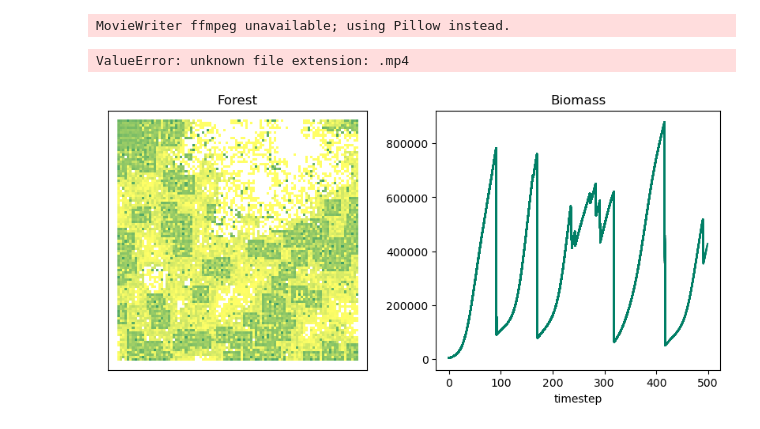
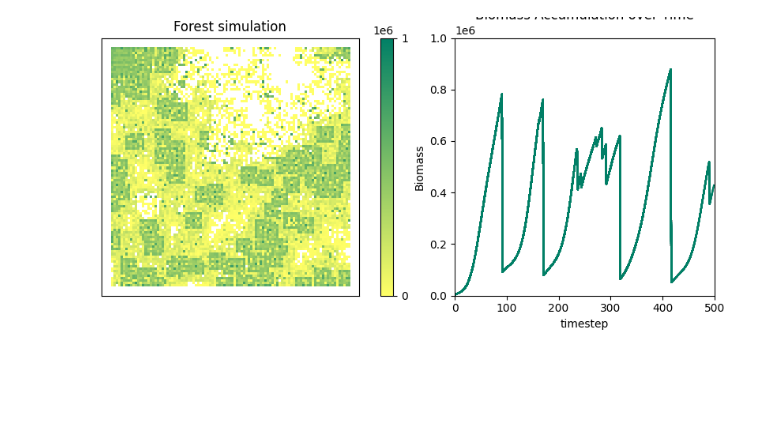
Before and after one commit to jmkahn/QERM497_FinalProject, a Jupyter notebook: animate.ipynb, the cells around one changed output. Cells and saved outputs as stored; diff of their text form; code cells hidden in the pictures; blank space fills up the shorter version.

Commit message:
save animation works now

```diff
--- a/animate.ipynb
+++ b/animate.ipynb
@@ -20,7 +20,7 @@ r_grow=0.1
 tree_carrying_capacity = 200
 neighborhood_carrying_capacity = 1900
 max_ignite=0.001
-
+rng = np.random.default_rng(12345)
 
 
 params_dict = initialize_params_dict(m=m,
@@ -36,8 +36,7 @@ params_dict = initialize_params_dict(m=m,
                                 tree_carrying_capacity=tree_carrying_capacity,
                                 neighborhood_carrying_capacity=neighborhood_carrying_capacity,
                                 max_ignite=max_ignite,
-                                rand_seed=12345)
-
+                                rng=rng)
 # First set up the figure, the axis, and the plot element we want to animate
 fig, ax = plt.subplots()
 
@@ -47,7 +46,8 @@ fig, ax = plt.subplots()
 forest = initialize_forest(L=L,
                             d=d,
                             init_grass=init_grass,
-                            init_tree=init_tree)
+                            init_tree=init_tree,
+                            rng=rng)
 
 im = ax.imshow(forest, vmin=1, vmax=tree_carrying_capacity*1.2, alpha=(forest > 0).astype(float))
 
@@ -73,13 +119,16 @@ TypeError: initialize_forest() missing 1 required positional argument: 'rng'
 # %%
-# Usually we use `%matplotlib inline`. However we need `notebook` for the anim to render in the notebook.
+# this block takes about 3min on my computer to run
 
 import matplotlib.colors as colors
+import ipympl
 from simulation import *
 from viz import plot_slices_of_simulation, theme_colors
 import matplotlib.pyplot as plt
 import matplotlib.animation as animation
-from matplotlib.ticker import ScalarFormatter
+import matplotlib.cm as cm
 
+# Usually we use `%matplotlib inline`. However we need `notebook` for the anim to render in the notebook.
+%matplotlib ipympl
 
 m = 0.5 # placeholder, not used.
 L = 100
@@ -121,46 +170,51 @@ forest = initialize_forest(L=L,
                             init_grass=init_grass,
                             init_tree=init_tree,
                             rng=rng)
-formatter = ScalarFormatter()
-formatter.set_scientific(True)
+
+biomass_upper_bound = 1e6
 
 im = ax[0].imshow(forest, vmin=1, vmax=tree_carrying_capacity*1.2, alpha=(forest > 0).astype(float))
 im.set_cmap('summer_r')
-ax[1].set_title("Biomass")
+norm = colors.Normalize(vmin=0, vmax=biomass_upper_bound)
+plt.colorbar(cm.ScalarMappable(norm=norm, cmap='summer_r'), ax=ax[0], ticks=[0, biomass_upper_bound]) # add color legend to simulation
+ax[1].set_ylim((0, biomass_upper_bound)) #set consistent y-scale for whole sim
+ax[1].set_xlim((0, t_steps)) #set consistent x-scale for whole sim
+
+ax[1].set_title("Biomass Accumulation over Time")
+ax[1].set_ylabel("Biomass")
 ax[1].set_xlabel("timestep")
-ax[1].get_yaxis().set_major_formatter(formatter)
-ax[0].set_title("Forest")
+ax[0].set_title("Forest simulation")
 ax[0].xaxis.set_visible(False)
 ax[0].yaxis.set_visible(False)
 t,biomass = [],[]
 
 counter = 0
 
 def animate_func(i):
     global forest, counter
 
     forest = grow_season(forest, params_dict)
     forest, area_burned, indices_burned = fire_season(forest, params_dict)
 
     t.append(i)
     biomass.append(np.sum(forest))
     ax[1].plot(t, biomass, color = theme_colors['green'])
 
     im.set_array(forest)
     im.set_alpha((forest > 0).astype(float))
 
     counter =+ 1
     return [ax]
 
 anim = animation.FuncAnimation(
                             fig,
                             animate_func,
                             frames = t_steps,
-                            interval = 50, # in ms
+                            interval = 50, # time between frames in ms
+                            repeat=False,
                             )
-anim.save('westside.mp4')
-plt.close()
+
+writervideo = animation.FFMpegWriter(fps=15)
+anim.save("wildfiresim.mp4", writer=writervideo)
 # %% [output]
-MovieWriter ffmpeg unavailable; using Pillow instead.
-ValueError: unknown file extension: .mp4
-[figure, old version]
+[figure, new version]
```
Also changed, not shown: parts of 2 cells of this notebook.
